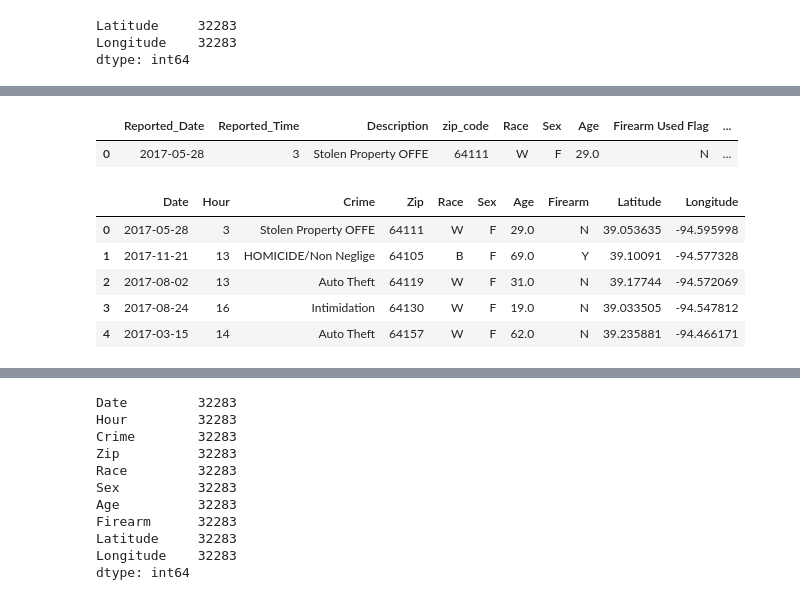
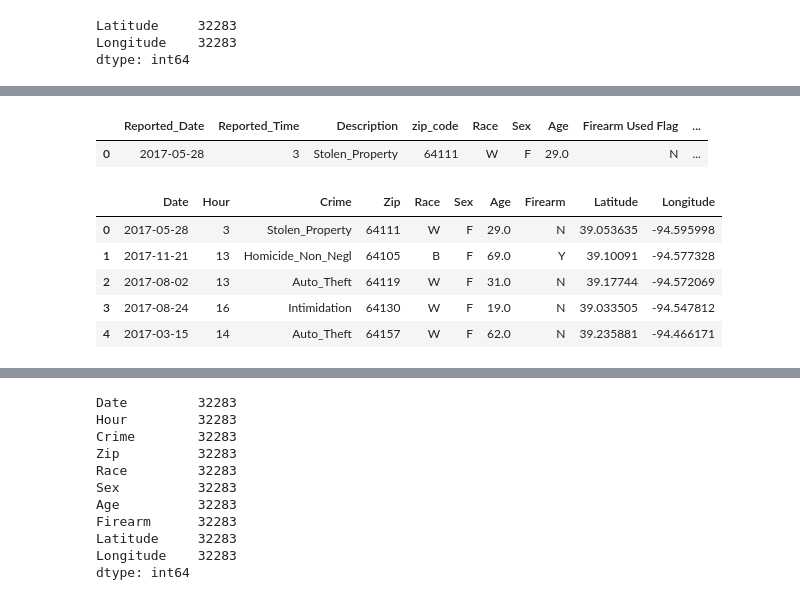
Before and after one commit to MarkLikesData/Predicting_Kansas_City_Crime, a Jupyter notebook: KCMO_Crime_get_dummies_current.ipynb, the cells around one changed output, grey strips where cells are left out. Drawn from its saved outputs; the diff is of its cells as text; code cells hidden in the pictures.

```diff
--- a/KCMO_Crime_get_dummies_current.ipynb
+++ b/KCMO_Crime_get_dummies_current.ipynb
@@ -167,19 +167,19 @@ dtype: int64
 # %%
 kcmo_crime_no_lat_nans = kcmo_crime_with_nans[kcmo_crime_with_nans.Latitude.str.contains("NaN") == False]
 kcmo_crime_no_nans = kcmo_crime_no_lat_nans[kcmo_crime_no_lat_nans.Longitude.str.contains("NaN") == False]
-kc_crime_close = kcmo_crime_no_nans.drop(['City', 'Invl_No', 'Involvement', 'Location'], axis=1)
-kc_crime_close.head(1)
+kc_crime_for_visualizations = kcmo_crime_no_nans.drop(['City', 'Invl_No', 'Involvement', 'Location'], axis=1)
+kc_crime_for_visualizations.head(1)
 # %% [output]
 |  | Reported_Date | Reported_Time | Description | zip_code | Race | Sex | Age | Firearm Used Flag | ... |
-| 0 | 2017-05-28 | 3 | Stolen Property OFFE | 64111 | W | F | 29.0 | N | ... |
+| 0 | 2017-05-28 | 3 | Stolen_Property | 64111 | W | F | 29.0 | N | ... |
 # %%
-kc_crime_close.columns = ( "Date", "Hour", "Crime", "Zip", "Race", "Sex", "Age", "Firearm", "Latitude", "Longitude")
-kc_crime_close = kc_crime_close.reset_index(drop=True)
-kc_crime_close.head()
+kc_crime_for_visualizations.columns = ( "Date", "Hour", "Crime", "Zip", "Race", "Sex", "Age", "Firearm", "Latitude", "Longitude")
+kc_crime_for_visualizations = kc_crime_for_visualizations.reset_index(drop=True)
+kc_crime_for_visualizations.head()
 # %% [output]
 |  | Date | Hour | Crime | Zip | Race | Sex | Age | Firearm | Latitude | Longitude |
-| 0 | 2017-05-28 | 3 | Stolen Property OFFE | 64111 | W | F | 29.0 | N | 39.053635 | -94.595998 |
-| 1 | 2017-11-21 | 13 | HOMICIDE/Non Neglige | 64105 | B | F | 69.0 | Y | 39.10091 | -94.577328 |
-| 2 | 2017-08-02 | 13 | Auto Theft | 64119 | W | F | 31.0 | N | 39.17744 | -94.572069 |
+| 0 | 2017-05-28 | 3 | Stolen_Property | 64111 | W | F | 29.0 | N | 39.053635 | -94.595998 |
+| 1 | 2017-11-21 | 13 | Homicide_Non_Negl | 64105 | B | F | 69.0 | Y | 39.10091 | -94.577328 |
+| 2 | 2017-08-02 | 13 | Auto_Theft | 64119 | W | F | 31.0 | N | 39.17744 | -94.572069 |
 | 3 | 2017-08-24 | 16 | Intimidation | 64130 | W | F | 19.0 | N | 39.033505 | -94.547812 |
-| 4 | 2017-03-15 | 14 | Auto Theft | 64157 | W | F | 62.0 | N | 39.235881 | -94.466171 |
+| 4 | 2017-03-15 | 14 | Auto_Theft | 64157 | W | F | 62.0 | N | 39.235881 | -94.466171 |
```
Also changed, not shown: parts of 20 cells of this notebook, 6 other files.
